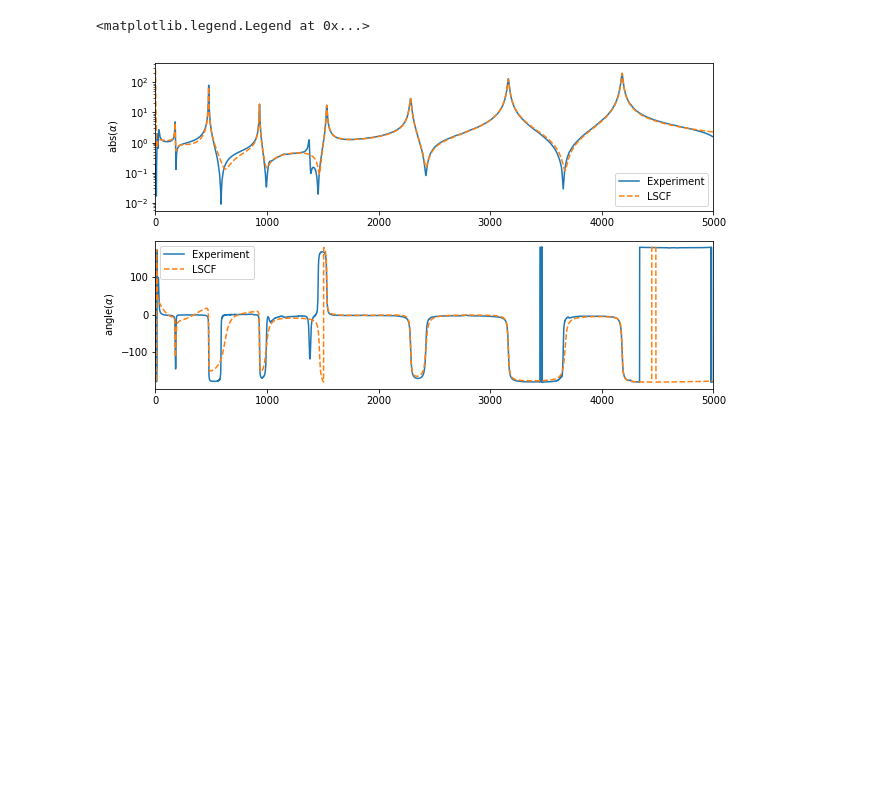
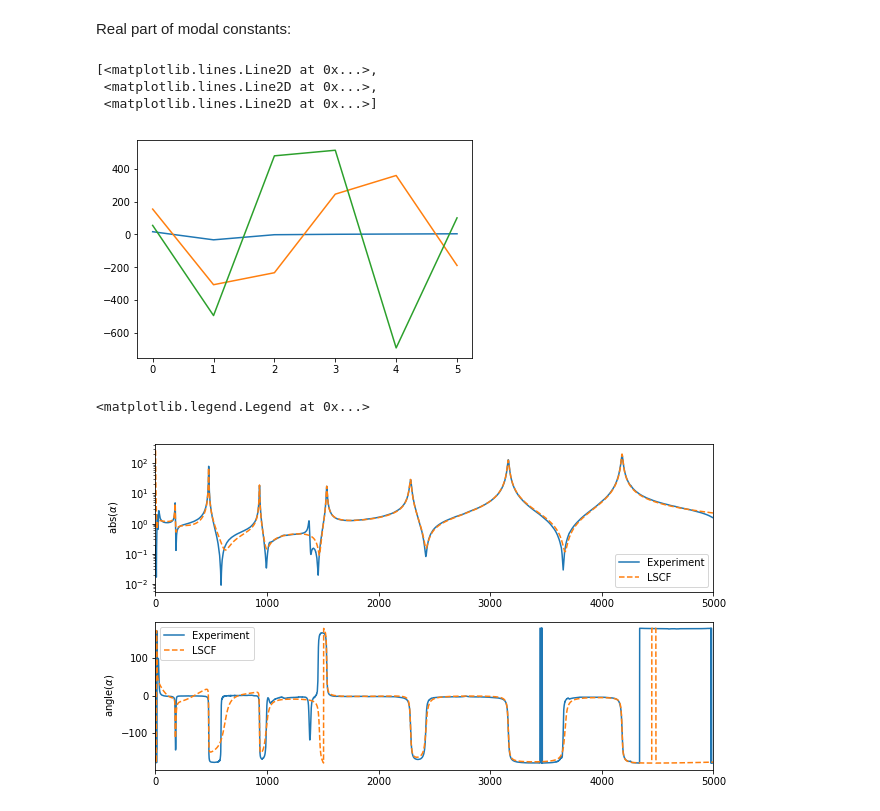
Before and after one commit to ladisk/pyEMA, a Jupyter notebook: LSCF_Showcase.ipynb, the cells around one changed output. Saved outputs shown, nothing was run; the diff lists cells and outputs as text; code cells hidden in the pictures; blank space fills up the shorter version.

```diff
--- a/LSCF_Showcase.ipynb
+++ b/LSCF_Showcase.ipynb
@@ -9,13 +9,18 @@ freq,H1_main = np.load("./data/acc_data.npy")
+# %%
+#Impact , accelerometer
+FRF = H1_main[:,1,:]
+
+freq = freq
+acc = pyEMA.lscf(frf=FRF,
+                 freq=freq,
+                 lower=10,
+                 upper=5000,
+                 pol_order_high=60)
 # %%
-#udarec, pospeškomer
-FRF = H1_main[:,1,:]
+acc.get_poles()
+acc.stab_chart(acc.all_poles, legend = False)
 
-freq = freq
-acc = lscf.lscf(FRF, freq, 10, 5000,1,60)
-acc.poles()
-acc.stab_chart(acc.poles,legend = False)
-
-#or
+# Alternatively the frequencies can be defines as a list, e.g.:
 #n_freq =  [176,476,932,1534,2258,3161,4180]
 #acc.identification(n_freq)
 # %% [output]
@@ -56,3 +75,13 @@ plt.legend(loc = 'best');
+# %% [markdown]
+Real part of modal constants:
+# %%
+%matplotlib inline
+plt.plot(np.real(acc.A[:,:3]))
+# %% [output]
+[<matplotlib.lines.Line2D at 0x...>,
+ <matplotlib.lines.Line2D at 0x...>,
+ <matplotlib.lines.Line2D at 0x...>]
+[figure, added]
 # %%
 select_loc = 0
 
```
Also changed, not shown: parts of 9 cells of this notebook, 5 other files.
